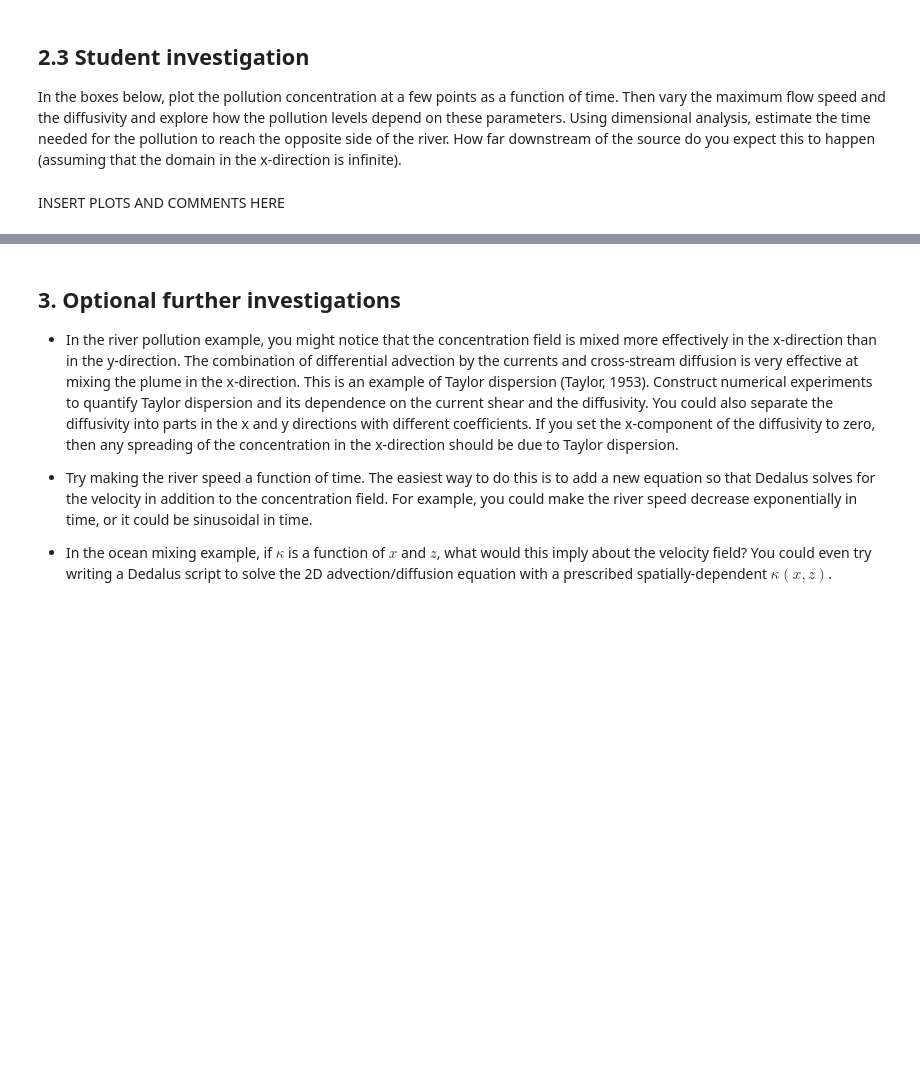
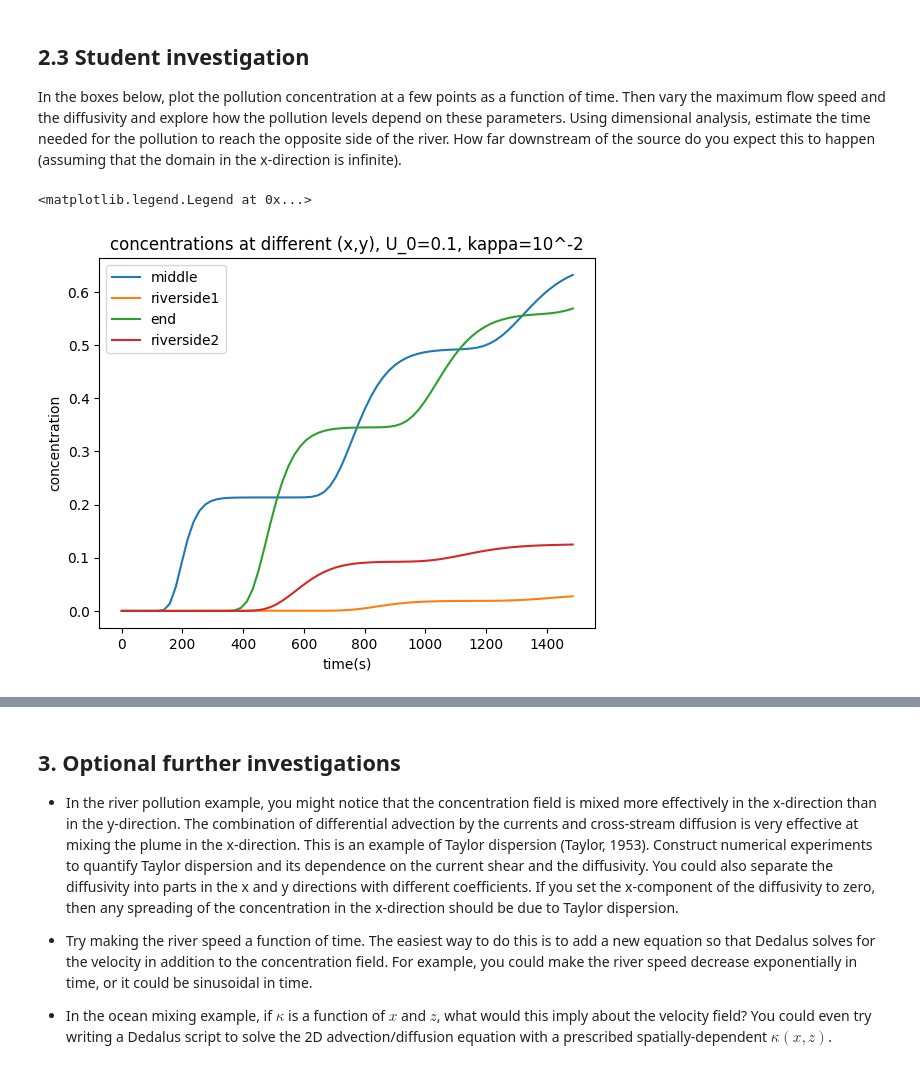
Before and after one commit to Joanna-gittry/QCES, a Jupyter notebook: Project2_transport.ipynb, the cells around one changed output, grey strips where cells are left out. Drawn from its saved outputs; the diff is of its cells as text; code cells hidden in the pictures; blank space fills up the shorter version.

```diff
--- a/Project2_transport.ipynb
+++ b/Project2_transport.ipynb
@@ -417,5 +452,27 @@ HTML(anim.to_html5_video())
 ## 2.3 Student investigation
 <a id='section2pt3'></a>
 In the boxes below, plot the pollution concentration at a few points as a function of time. Then vary the maximum flow speed and the diffusivity and explore how the pollution levels depend on these parameters. Using dimensional analysis, estimate the time needed for the pollution to reach the opposite side of the river. How far downstream of the source do you expect this to happen (assuming that the domain in the x-direction is infinite).
-# %% [markdown]
-INSERT PLOTS AND COMMENTS HERE
+# %%
+# plot the polluion concentration against time
+
+plt.xlabel('time(s)')
+plt.ylabel('concentration')
+plt.title('concentrations at different (x,y), U_0=0.1, kappa=10^-2')
+
+# at the middle of the river: (x,y)=(L/2,w/2)
+plt.plot(t_save,c_save[:,int(Nx/2),int(Ny/2)])
+
+# close to a riverside: x=L/2, y close to w
+plt.plot(t_save,c_save[:,int(Nx/2),Ny-4])
+
+# at the end of the river: x close to L, y=w/2
+plt.plot(t_save,c_save[:,Nx-1,int(Ny/2)])
+
+# close to another riverside: x=L/2, y close to 0
+plt.plot(t_save,c_save[:,Nx-4,4])
+
+
+plt.legend(['middle','riverside1','end','riverside2'])
+# %% [output]
+<matplotlib.legend.Legend at 0x...>
+[figure, added]
```
Also changed, not shown: parts of 11 cells of this notebook.
